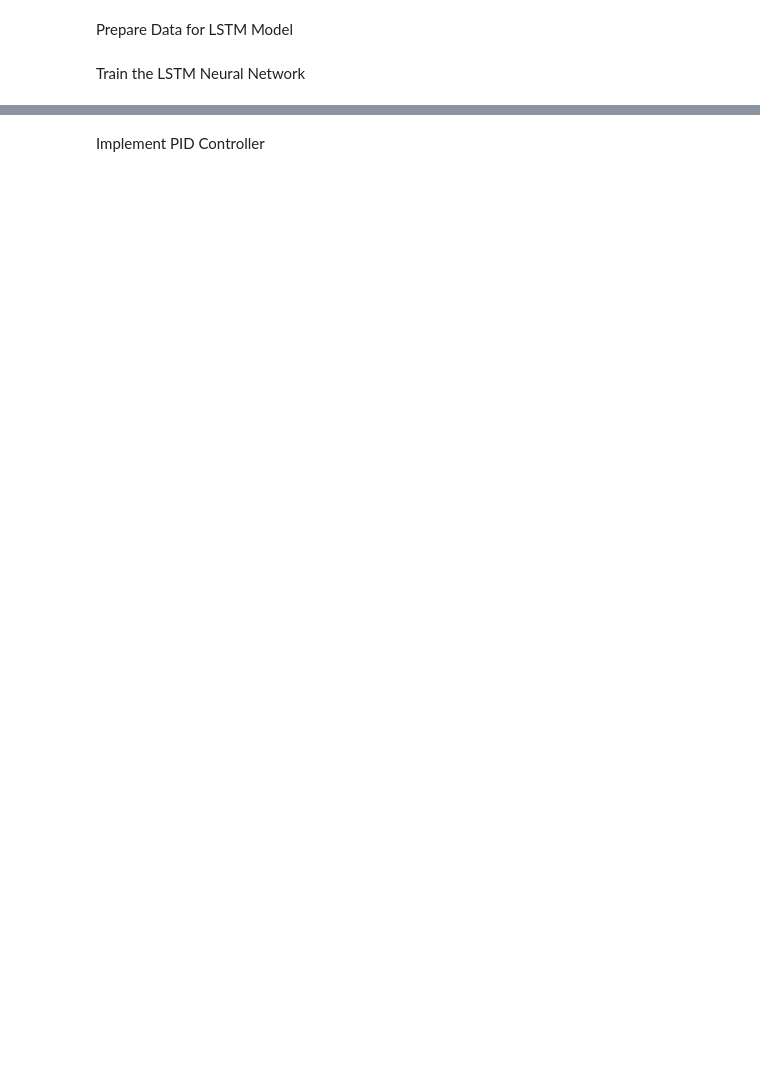
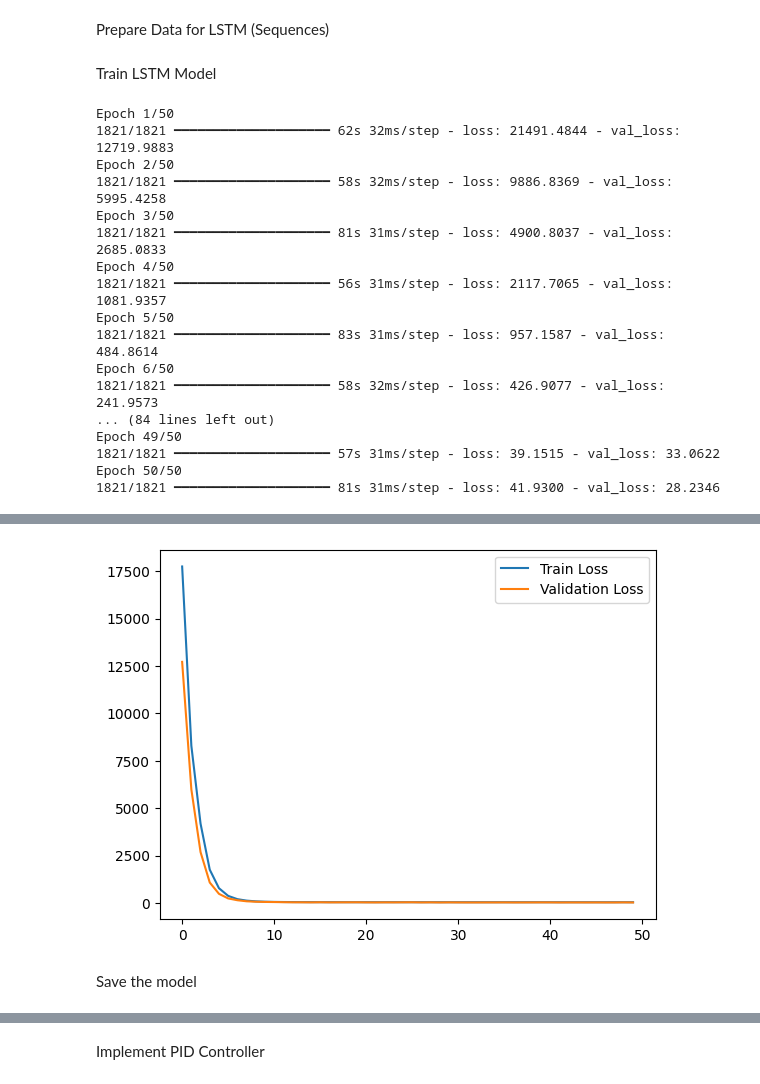
Before and after one commit to asmaakhaledd/PID-NN, a Jupyter notebook: PID-NN.ipynb, the cells around one changed output, grey strips where cells are left out. Cells and saved outputs as stored; diff of their text form; code cells hidden in the pictures; blank space fills up the shorter version.

Commit message:
LSTM model is done with manual tuning of PID

```diff
--- a/PID-NN.ipynb
+++ b/PID-NN.ipynb
@@ -98,0 +18,4 @@ print(df.head())  # Preview dataset
+# %%
+#Automatically loads all XML files (5 training, 5 testing)
+train_files = sorted(glob.glob("/content/dataset/*-ws-training.xml"))
+test_files = sorted(glob.glob("/content/dataset/*-ws-testing.xml"))
@@ -98,0 +94,13 @@ print(df.head())  # Preview dataset
+# %%
+# this Converts time (hours, minutes) into cyclic features using sin/cos encoding for better LSTM learning
+def preprocess_time_features(df):
+    df['hour'] = df['timestamp'].dt.hour
+    df['minute'] = df['timestamp'].dt.minute
+    df['time_sin'] = np.sin(2 * np.pi * df['hour'] / 24)  # Cyclic encoding
+    df['time_cos'] = np.cos(2 * np.pi * df['hour'] / 24)
+    return df.drop(['timestamp', 'hour', 'minute'], axis=1)
+
+train_df = preprocess_time_features(train_df)
+test_df = preprocess_time_features(test_df)
+
+train_df.head()
@@ -99,2 +114,2 @@ print(df.head())  # Preview dataset
 # %% [markdown]
-Prepare Data for LSTM Model
+Prepare Data for LSTM (Sequences)
@@ -132,2 +138,2 @@ X_train, X_test, y_train, y_test = train_test_split(X, y, test_size=0.2, random_
 # %% [markdown]
-Train the LSTM Neural Network
+Train LSTM Model
@@ -152,0 +140,43 @@ history = model.fit(X_train, y_train, epochs=50, batch_size=32, validation_data=
+# %%
+#Trains an LSTM model with Time, Glucose, Insulin, and Meal intake.
+#Saves the trained model for later use.
+#Plots training performance.
+# Define LSTM Model
+model = Sequential([
+    LSTM(64, activation='tanh', return_sequences=True, input_shape=(sequence_length, train_df.shape[1])),
+    LSTM(32, activation='tanh'),
+    Dense(1, activation='linear')  # Predict next glucose level
+])
+
+# Compile Model
+model.compile(optimizer='adam', loss='mse')
+
+# Train Model
+history = model.fit(X_train, y_train, epochs=50, batch_size=32, validation_data=(X_test, y_test))
+
+# Save Model
+model.save("/content/lstm_glucose_model.h5")
+
+# Plot Training Loss
+plt.plot(history.history['loss'], label='Train Loss')
+plt.plot(history.history['val_loss'], label='Validation Loss')
+plt.legend()
+plt.show()
+# %% [output]
+Epoch 1/50
+1821/1821 ━━━━━━━━━━━━━━━━━━━━ 62s 32ms/step - loss: 21491.4844 - val_loss: 12719.9883
+Epoch 2/50
+1821/1821 ━━━━━━━━━━━━━━━━━━━━ 58s 32ms/step - loss: 9886.8369 - val_loss: 5995.4258
+Epoch 3/50
+1821/1821 ━━━━━━━━━━━━━━━━━━━━ 81s 31ms/step - loss: 4900.8037 - val_loss: 2685.0833
+Epoch 4/50
+1821/1821 ━━━━━━━━━━━━━━━━━━━━ 56s 31ms/step - loss: 2117.7065 - val_loss: 1081.9357
+Epoch 5/50
+1821/1821 ━━━━━━━━━━━━━━━━━━━━ 83s 31ms/step - loss: 957.1587 - val_loss: 484.8614
+Epoch 6/50
+1821/1821 ━━━━━━━━━━━━━━━━━━━━ 58s 32ms/step - loss: 426.9077 - val_loss: 241.9573
+... (84 lines left out)
+Epoch 49/50
+1821/1821 ━━━━━━━━━━━━━━━━━━━━ 57s 31ms/step - loss: 39.1515 - val_loss: 33.0622
+Epoch 50/50
+1821/1821 ━━━━━━━━━━━━━━━━━━━━ 81s 31ms/step - loss: 41.9300 - val_loss: 28.2346
@@ -152,0 +184,3 @@ history = model.fit(X_train, y_train, epochs=50, batch_size=32, validation_data=
+[figure, added]
+# %% [markdown]
+Save the model
```
Also changed, not shown: parts of 32 cells of this notebook.
